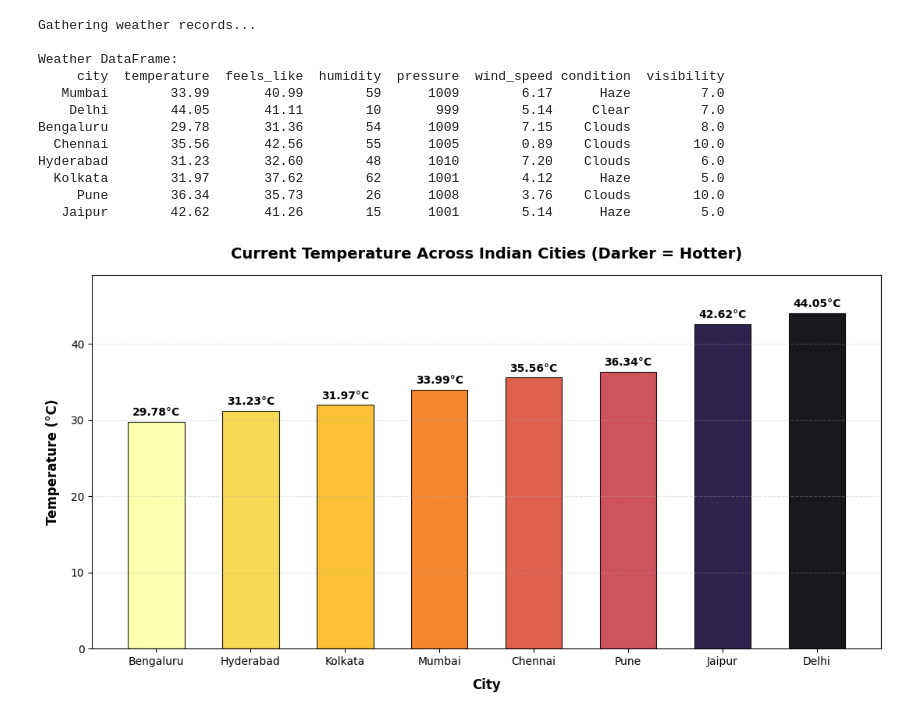
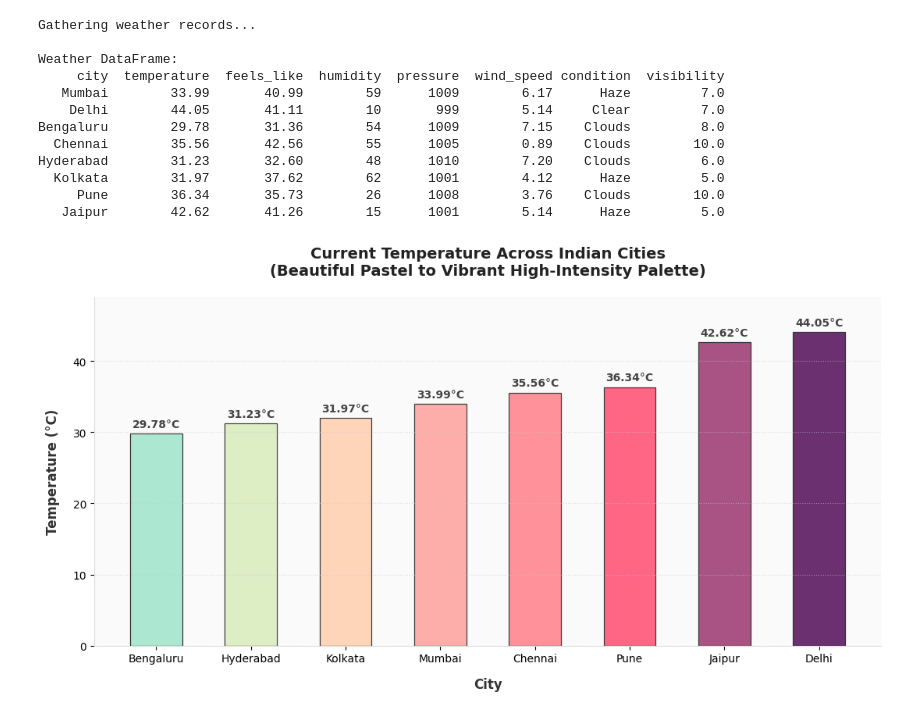
Before and after one commit to KEERTHANASRI-A-M-0609/keerthanasri-codeboosters-2026, a Jupyter notebook: Day 3/Mini_Project_Day3.ipynb, the cells around one changed output. Cells and saved outputs as stored; diff of their text form; code cells hidden in the pictures.

```diff
--- a/Day 3/Mini_Project_Day3.ipynb
+++ b/Day 3/Mini_Project_Day3.ipynb
@@ -388,60 +388,77 @@ import matplotlib.pyplot as plt
 import pandas as pd
 import requests
 
-# 1. Sort the DataFrame by temperature in ascending order
+# 1. Sort the DataFrame by temperature in ascending order for clean progression
 df_sorted = df.sort_values(by="temperature", ascending=True)
 
-# 2. Initialize the plot using subplots
+# 2. Define a custom palette blending soft pastel tones into vibrant deep colors
+# Lower temps start with soft pastel mint/yellows -> transition to vibrant coral/burgundy
+beautiful_colors = [
+    "#A8E6CF",  # Pastel Mint
+    "#DCEDC1",  # Soft Sage Yellow
+    "#FFD3B6",  # Pastel Peach
+    "#FFAAA6",  # Soft Salmon
+    "#FF8B94",  # Vibrant Coral Pink
+    "#FF5E7E",  # Intense Rose
+    "#A44A7E",  # Rich Plum
+    "#622569",  # Deep Burgundy
+]
+
+# 3. Initialize the plot using subplots and setup a clean clean background canvas
 fig, ax = plt.subplots(figsize=(11, 6))
+ax.set_facecolor("#FAFAFA")  # Subtle off-white background
+fig.patch.set_facecolor("#FFFFFF")
 
-# 3. Normalize values and use a REVERSED colormap ('inferno_r' or 'plasma_r')
-# This guarantees that the highest temperatures receive the darkest colors.
-norm = plt.Normalize(df_sorted["temperature"].min(), df_sorted["temperature"].max())
-colors = cm.inferno_r(norm(df_sorted["temperature"]))
-
-# 4. Create the colorful bar chart
+# 4. Create the beautifully styled bar chart
 bars = ax.bar(
     df_sorted["city"],
     df_sorted["temperature"],
-    color=colors,
-    edgecolor="black",
-    linewidth=0.8,
-    alpha=0.9,
-    width=0.6,
+    color=beautiful_colors,
+    edgecolor="#333333",
+    linewidth=0.9,
+    alpha=0.95,
+    width=0.55,
 )
 
-# 5. Customize labels and title with clean styling
-ax.set_xlabel("City", fontsize=12, fontweight="bold", labelpad=10)
-ax.set_ylabel("Temperature (°C)", fontsize=12, fontweight="bold", labelpad=10)
+# 5. Customize titles and labels with matching tone color hierarchy
+ax.set_xlabel("City", fontsize=12, fontweight="bold", labelpad=12, color="#333333")
+ax.set_ylabel(
+    "Temperature (°C)", fontsize=12, fontweight="bold", labelpad=12, color="#333333"
+)
 ax.set_title(
-    "Current Temperature Across Indian Cities (Darker = Hotter)",
+    "Current Temperature Across Indian Cities\n(Beautiful Pastel to Vibrant High-Intensity Palette)",
     fontsize=14,
     fontweight="bold",
-    pad=15,
+    pad=20,
+    color="#222222",
 )
-ax.set_ylim(0, max(df_sorted["temperature"]) + 5)  # Add padding for annotations
-ax.grid(axis="y", linestyle="--", alpha=0.3)
 
-# 6. Attach exact temperature value labels on top of each bar
+ax.set_ylim(0, max(df_sorted["temperature"]) + 5)  # Soft overhead padding
+ax.grid(axis="y", linestyle=":", alpha=0.6, color="#CCCCCC")
+
+# 6. Attach high-contrast text metrics labels on top of each bar
 for bar in bars:
     height = bar.get_height()
     ax.text(
         bar.get_x() + bar.get_width() / 2.0,
-        height + 0.5,
+        height + 0.6,
         f"{height:.2f}°C",
         ha="center",
         va="bottom",
         fontsize=10,
-        fontweight="semibold",
+        fontweight="bold",
+        color="#444444",
     )
 
-# 7. Apply tight layout to prevent text clipping
+# 7. Remove distracting borders for a clean minimalist aesthetic
+for spine in ["top", "right"]:
+    ax.spines[spine].set_visible(False)
+ax.spines["left"].set_color("#DDDDDD")
+ax.spines["bottom"].set_color("#DDDDDD")
+
+# 8. Render and save the high-resolution visualization safely
 plt.tight_layout()
-
-# 8. Save the high-resolution visualization
-plt.savefig("weather_dark_intensity_chart.png", dpi=300)
-
-# 9. Display the plot inside your notebook
+plt.savefig("weather_beautiful_pastel_vibrant_chart.png", dpi=300)
 plt.show()
 # %% [output]
-[figure, old version]
+[figure, new version]
```
